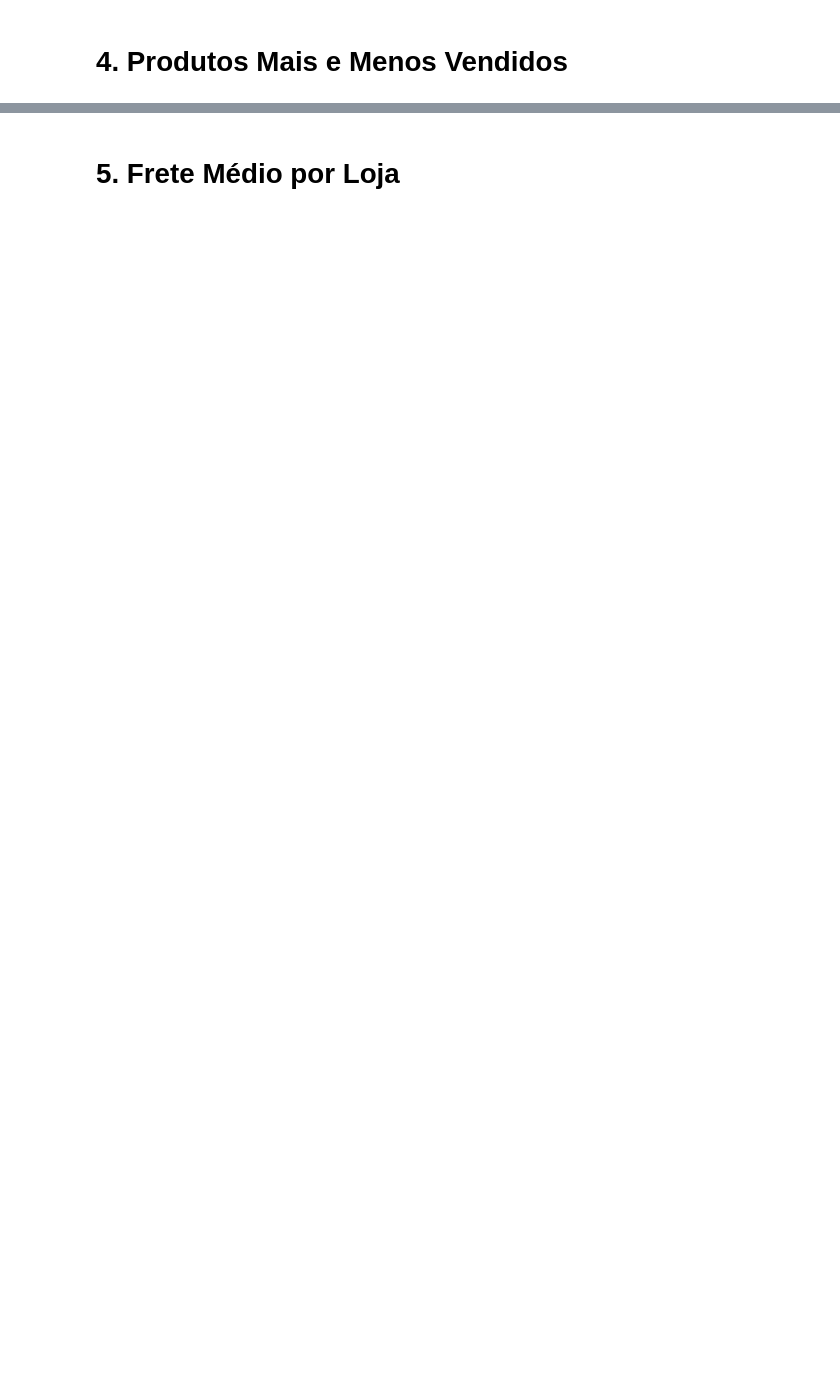
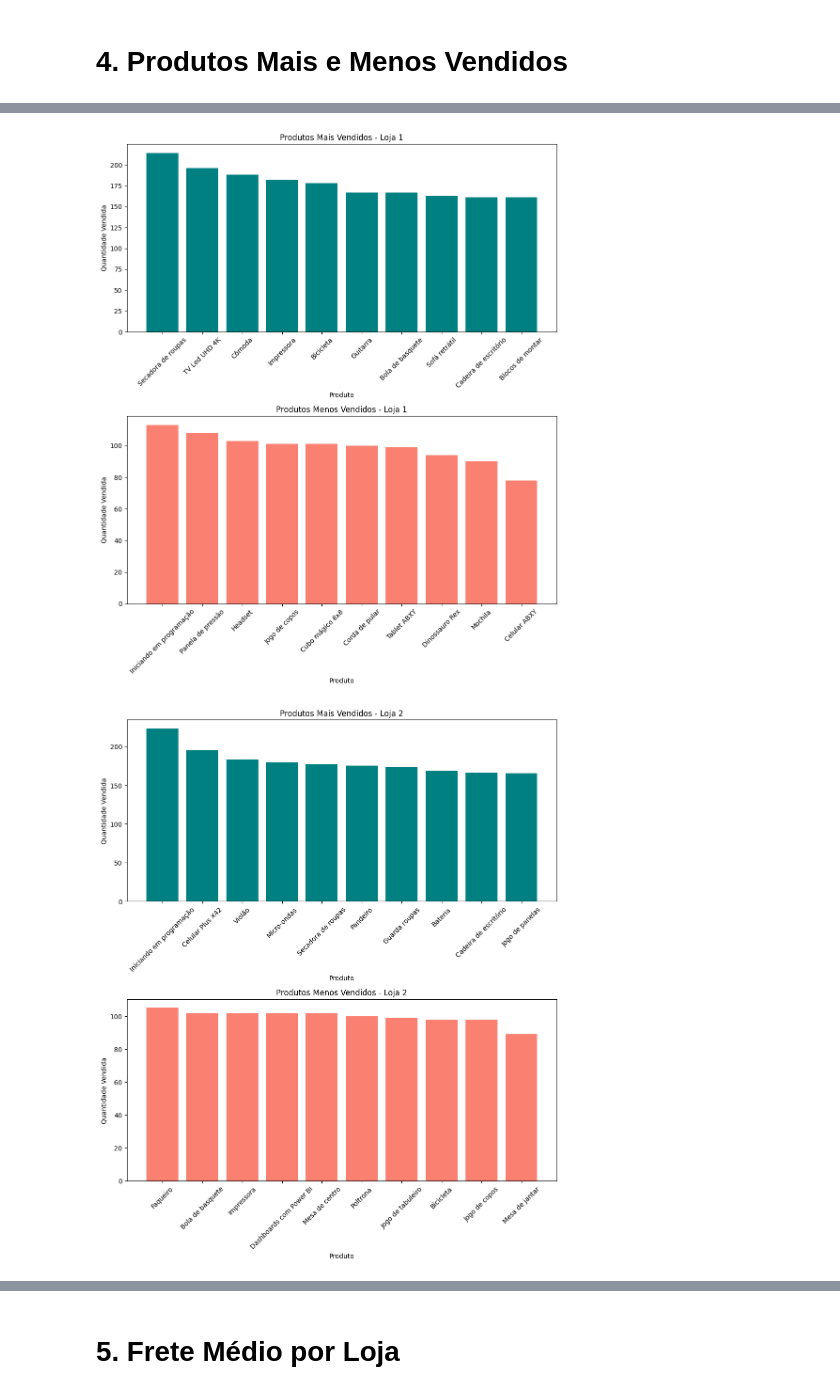
Before and after one commit to ogabrielpaes/challenge-data-science, a Jupyter notebook: AluraStoreBr.ipynb, the cells around one changed output, grey strips where cells are left out. Drawn from its saved outputs; the diff is of its cells as text; code cells hidden in the pictures; blank space fills up the shorter version.

```diff
--- a/AluraStoreBr.ipynb
+++ b/AluraStoreBr.ipynb
@@ -51,0 +218,33 @@ Faturamento Loja 4: 1384497.58
+# %%
+import matplotlib.pyplot as plt
+
+# Função para gerar gráfico de barras para os produtos mais e menos vendidos
+def plot_produtos_vendidos(top_produtos, menos_vendidos, loja_numero):
+    fig, ax = plt.subplots(2, 1, figsize=(10, 12))  # Dois gráficos em um
+
+    # Gráfico de Produtos Mais Vendidos
+    ax[0].bar(top_produtos.index, top_produtos.values, color='teal')
+    ax[0].set_title(f'Produtos Mais Vendidos - Loja {loja_numero}')
+    ax[0].set_xlabel('Produto')
+    ax[0].set_ylabel('Quantidade Vendida')
+    ax[0].tick_params(axis='x', rotation=45)  # Rotaciona os rótulos no eixo x
+
+    # Gráfico de Produtos Menos Vendidos
+    ax[1].bar(menos_vendidos.index, menos_vendidos.values, color='salmon')
+    ax[1].set_title(f'Produtos Menos Vendidos - Loja {loja_numero}')
+    ax[1].set_xlabel('Produto')
+    ax[1].set_ylabel('Quantidade Vendida')
+    ax[1].tick_params(axis='x', rotation=45)  # Rotaciona os rótulos no eixo x
+
+    # Ajuste no layout para evitar sobreposição
+    plt.tight_layout()
+    plt.show()
+
+# Gerar gráficos para cada loja
+plot_produtos_vendidos(top_produtos_loja1, menos_vendidos_loja1, 1)
+plot_produtos_vendidos(top_produtos_loja2, menos_vendidos_loja2, 2)
+plot_produtos_vendidos(top_produtos_loja3, menos_vendidos_loja3, 3)
+plot_produtos_vendidos(top_produtos_loja4, menos_vendidos_loja4, 4)
+# %% [output]
+[figure, added]
+[figure, added]
```
Also changed, not shown: parts of 11 cells of this notebook.
